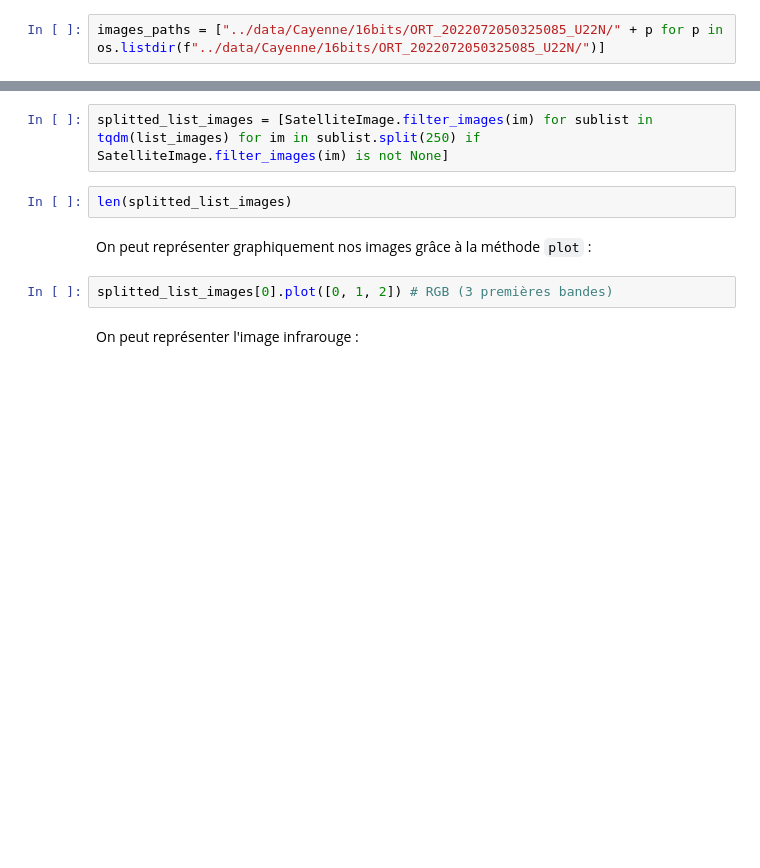
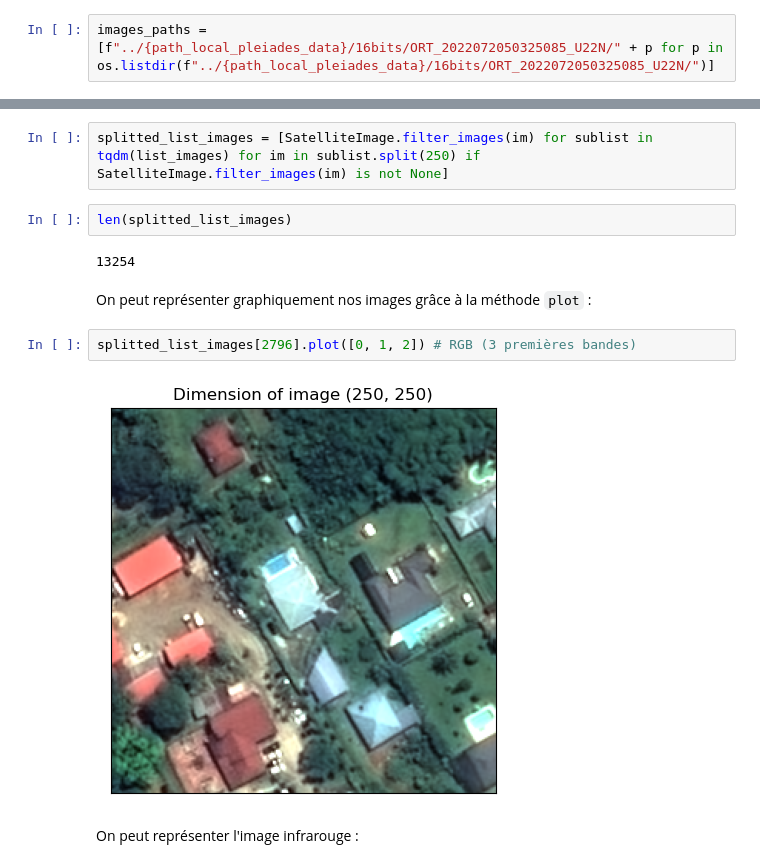
Before and after one commit to InseeFrLab/detection-habitat-spontane, a Jupyter notebook: notebooks/pipeline_labelisation.ipynb, the cells around one changed output, grey strips where cells are left out. Drawn from its saved outputs; the diff is of its cells as text; blank space fills up the shorter version.

```diff
--- a/notebooks/pipeline_labelisation.ipynb
+++ b/notebooks/pipeline_labelisation.ipynb
@@ -58,7 +52,7 @@ shutil.move(
 # %% [markdown]
 ## Découpage et filtrage des images
 # %%
-images_paths = ["../data/Cayenne/16bits/ORT_2022072050325085_U22N/" + p for p in os.listdir(f"../data/Cayenne/16bits/ORT_2022072050325085_U22N/")]
+images_paths = [f"../{path_local_pleiades_data}/16bits/ORT_2022072050325085_U22N/" + p for p in os.listdir(f"../{path_local_pleiades_data}/16bits/ORT_2022072050325085_U22N/")]
 # %%
 date = datetime.strptime(re.search(r'ORT_(\d{8})', images_paths[0]).group(1), '%Y%m%d')
 # %% [markdown]
@@ -78,10 +72,14 @@ dim = 250
 splitted_list_images = [SatelliteImage.filter_images(im) for sublist in tqdm(list_images) for im in sublist.split(250) if SatelliteImage.filter_images(im) is not None]
 # %%
 len(splitted_list_images)
+# %% [output]
+13254
 # %% [markdown]
 On peut représenter graphiquement nos images grâce à la méthode `plot` :
 # %%
-splitted_list_images[0].plot([0, 1, 2]) # RGB (3 premières bandes)
+splitted_list_images[2796].plot([0, 1, 2]) # RGB (3 premières bandes)
+# %% [output]
+[figure, added]
 # %% [markdown]
 On peut représenter l'image infrarouge :
 # %%
```
Also changed, not shown: parts of 16 cells of this notebook.
